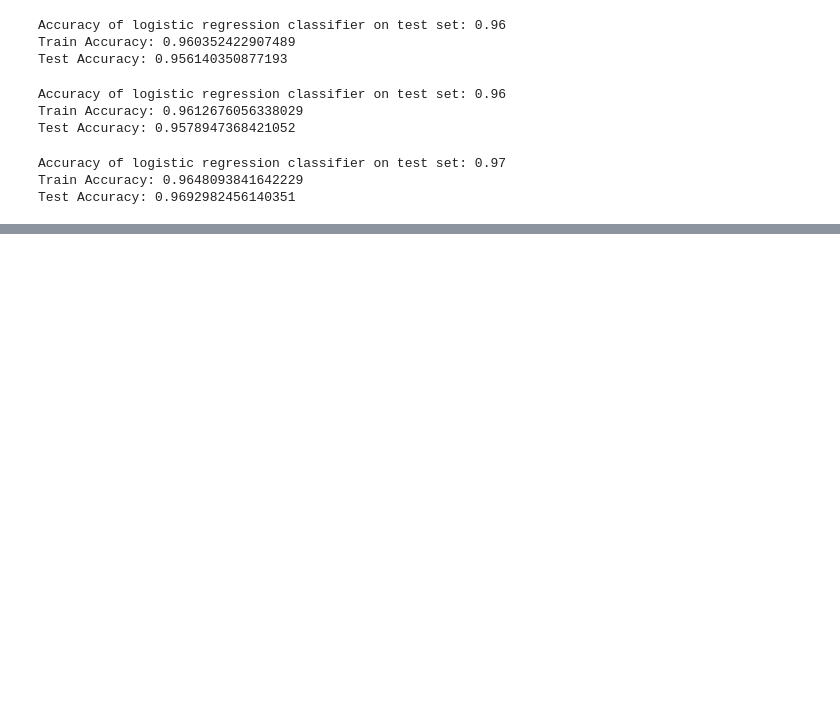
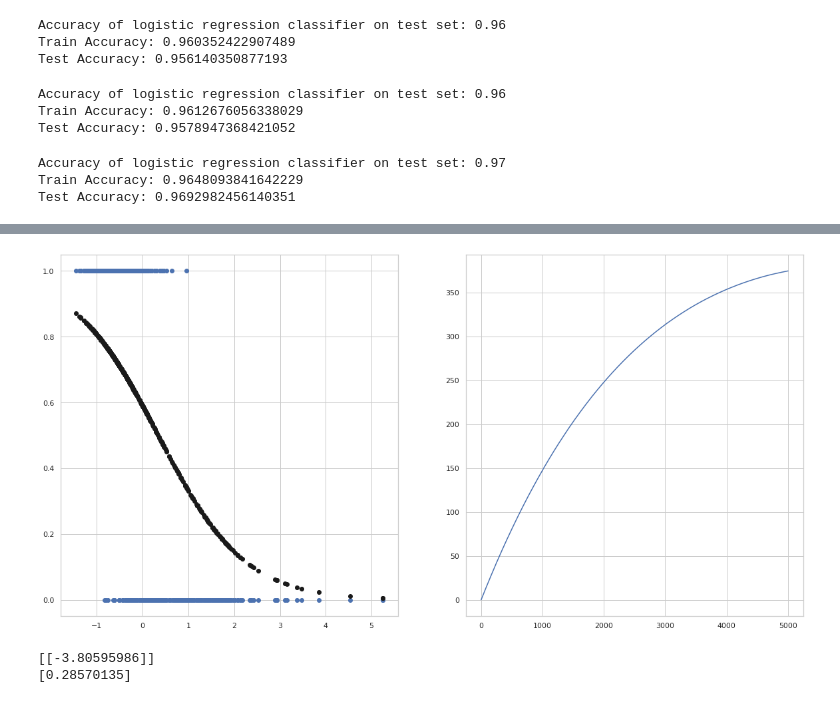
Before and after one commit to bharathulaprasad/Assignment_06, a Jupyter notebook: Assignment_06.ipynb, the cells around one changed output, grey strips where cells are left out. Saved outputs shown, nothing was run; the diff lists cells and outputs as text; code cells hidden in the pictures; blank space fills up the shorter version.

```diff
--- a/Assignment_06.ipynb
+++ b/Assignment_06.ipynb
@@ -237,0 +287,62 @@ Test Accuracy: 0.9692982456140351
+# %%
+
+#check the convergence of the algorithm
+import seaborn as sns
+x = can['mean area']
+y = cancerdata.target
+x = preprocessing.scale(x)
+theta_0_gd = 0
+theta_1_gd = 0
+#learning rate can be 0.01 or better is 0.001
+alpha = 0.001
+h_theta_0_gd = 1
+h_theta_1_gd = 1
+epoch = 0
+Epoch = []
+m = len(x)
+j = 0
+J = []
+fig = plt.figure(figsize = (20,10))
+ax1 = fig.add_subplot(1,2,1)
+ax2 = fig.add_subplot(1,2,2)
+sns.set(style = 'whitegrid')
+#style.use('ggplot')
+ax1.scatter(x,y)
+while h_theta_0_gd != 0 or h_theta_0_gd != 0:
+    if epoch > 5000:
+        break
+    h_theta_0_gd = 0
+    h_theta_1_gd = 0
+    for i in range(len(x)):
+        h_theta_0_gd += ((1/(1+np.exp(-(theta_0_gd + (theta_1_gd * x[i]))))) - y[i])
+        h_theta_1_gd += (((1/(1+np.exp(-(theta_0_gd + (theta_1_gd * x[i]))))) - y[i]) * x[i])
+    h_theta_0_gd = (1/m) * h_theta_0_gd
+    h_theta_1_gd = (1/m) * h_theta_1_gd
+    theta_0_gd -= (alpha * h_theta_0_gd)
+    theta_1_gd -= (alpha * h_theta_1_gd)
+    for i in range(m):
+        j += ((y[i] * (np.log(1/(1+np.exp(-(theta_0_gd + (theta_1_gd * x[i]))))))) - ((1-y[i]) * np.log(1-(1/(1+np.exp(-(theta_0_gd + (theta_1_gd * x[i]))))))))
+    J.append((-1/m) * j)
+    epoch += 1
+    Epoch.append(epoch)
+ax1.scatter(x,(1/(1+np.exp(-(theta_0_gd + (theta_1_gd * x))))) , color = 'k')
+ax2.plot(Epoch,J)
+plt.show()
+#algorithm converges at around 5000 epochs at a cost function value of -375
+# %% [output]
+[figure, added]
+# %%
+# Lets try to use Logistic Regression to prove our model is correct
+
+from sklearn import preprocessing
+
+X = x.reshape(-1,1)
+x_train, x_test, y_train, y_test = train_test_split(X, y, test_size = 0.33)
+clf = LogisticRegression(max_iter = 5000)
+clf.fit(x_train, y_train)
+
+print(logreg.coef_)
+print(logreg.intercept_)
+# %% [output]
+[[-3.80595986]]
+[0.28570135]
```
Also changed, not shown: parts of 6 cells of this notebook.
